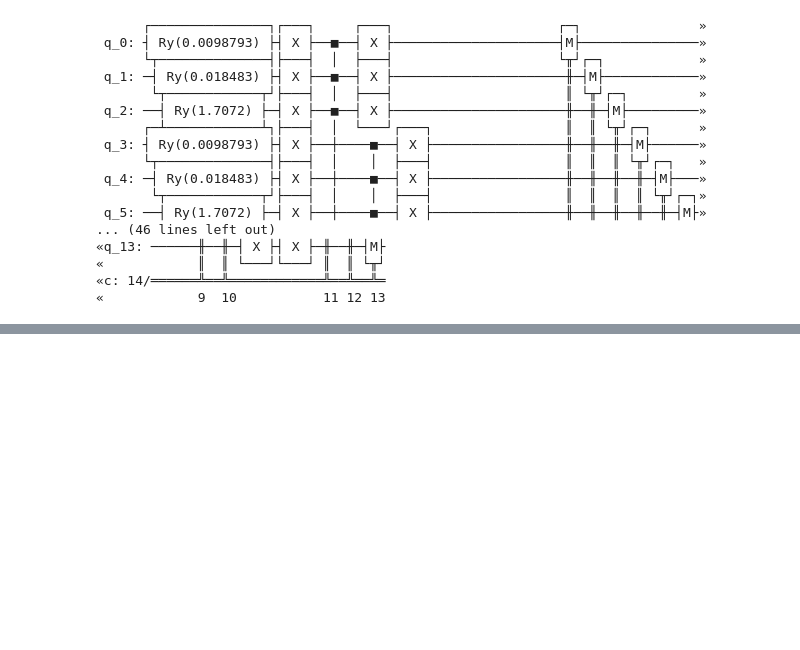
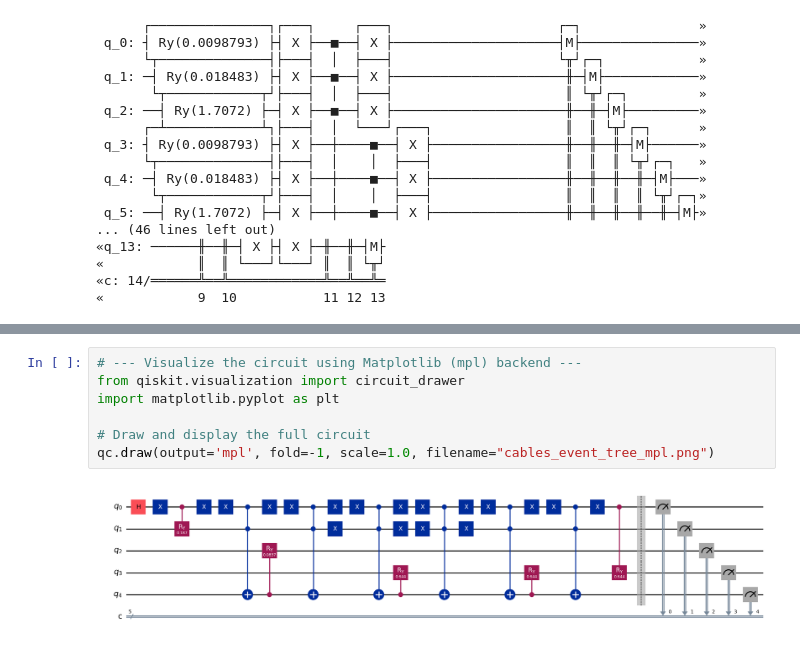
Before and after one commit to GundetiManoj/MTP-Research-paper, a Jupyter notebook: MTP_RESEARCH.ipynb, the cells around one changed output, grey strips where cells are left out. Cells and saved outputs as stored; diff of their text form; blank space fills up the shorter version.

Commit message:
Event trees updated code

```diff
--- a/MTP_RESEARCH.ipynb
+++ b/MTP_RESEARCH.ipynb
@@ -361,0 +552,9 @@ qc.draw()
+# %%
+# --- Visualize the circuit using Matplotlib (mpl) backend ---
+from qiskit.visualization import circuit_drawer
+import matplotlib.pyplot as plt
+
+# Draw and display the full circuit
+qc.draw(output='mpl', fold=-1, scale=1.0, filename="cables_event_tree_mpl.png")
+# %% [output]
+[figure, added]
```
Also changed, not shown: parts of 8 cells of this notebook.
